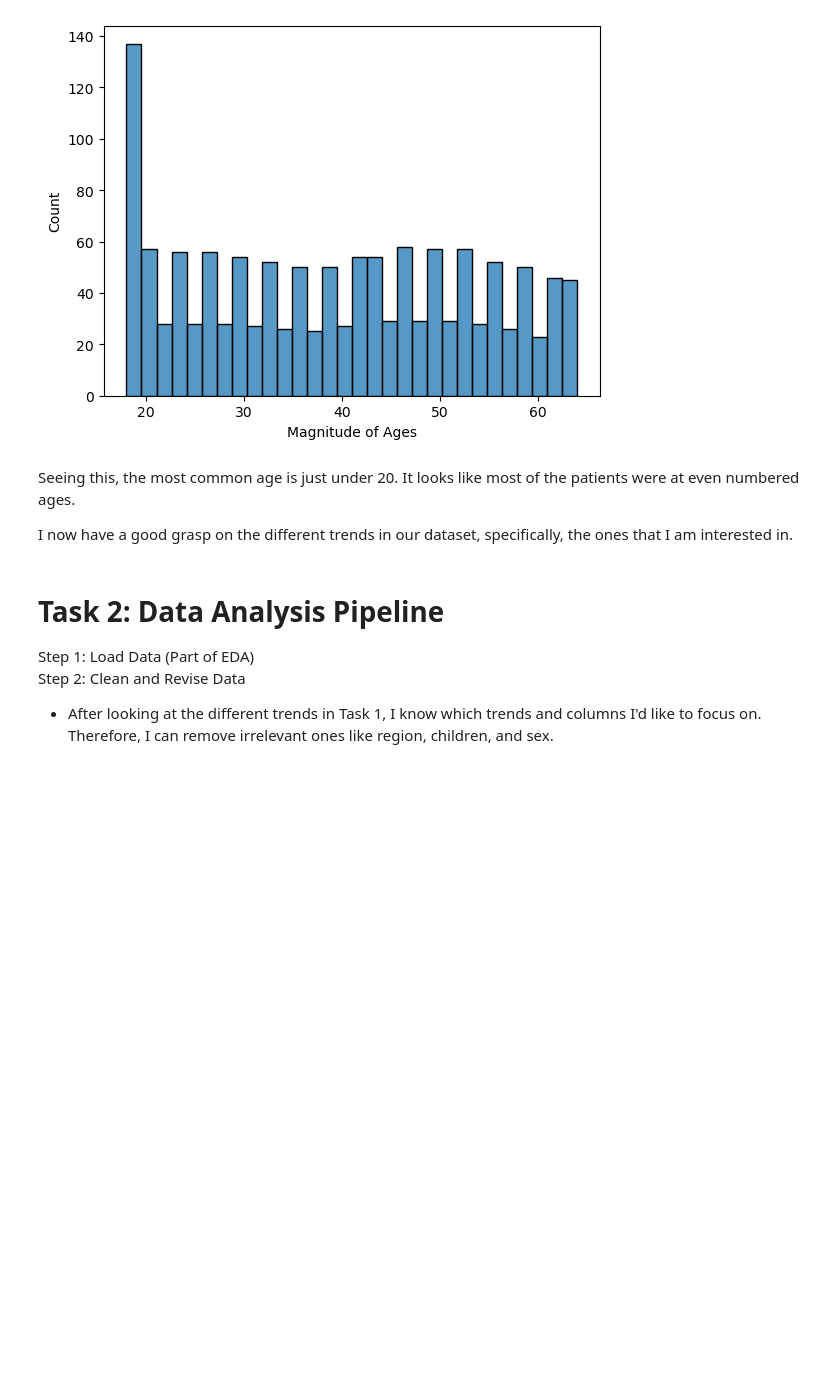
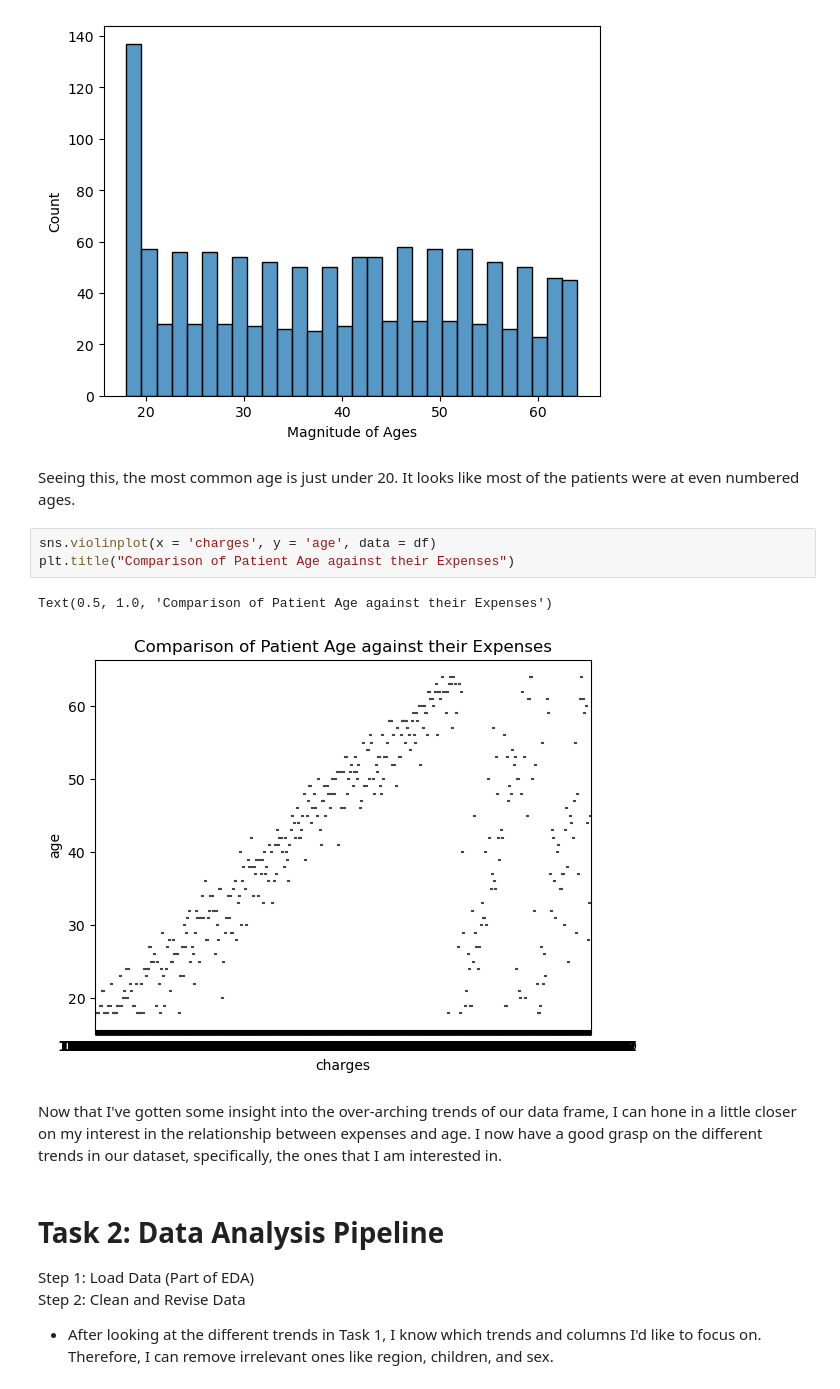
Before and after one commit to ubco-W2022T1-cosc301/project-group44, a Jupyter notebook: notebooks/analysis2.ipynb, the cells around one changed output. Cells and saved outputs as stored; diff of their text form; blank space fills up the shorter version.

```diff
--- a/notebooks/analysis2.ipynb
+++ b/notebooks/analysis2.ipynb
@@ -127,8 +127,15 @@ Text(0.5, 0, 'Magnitude of Ages')
 [figure]
 # %% [markdown]
 Seeing this, the most common age is just under 20. It looks like most of the patients were at even numbered ages.
-
-I now have a good grasp on the different trends in our dataset, specifically, the ones that I am interested in.
+# %%
+sns.violinplot(x = 'charges', y = 'age', data = df)
+plt.title("Comparison of Patient Age against their Expenses")
+# %% [output]
+Text(0.5, 1.0, 'Comparison of Patient Age against their Expenses')
+[figure, added]
+# %% [markdown]
+Now that I've gotten some insight into the over-arching trends of our data frame, I can hone in a little closer on my interest in the relationship between expenses and age.
+I now have a good grasp on the different trends in our dataset, specifically, the ones that I am interested in.
 # %% [markdown]
 # Task 2: Data Analysis Pipeline
 
```
Also changed, not shown: parts of 5 cells of this notebook.
